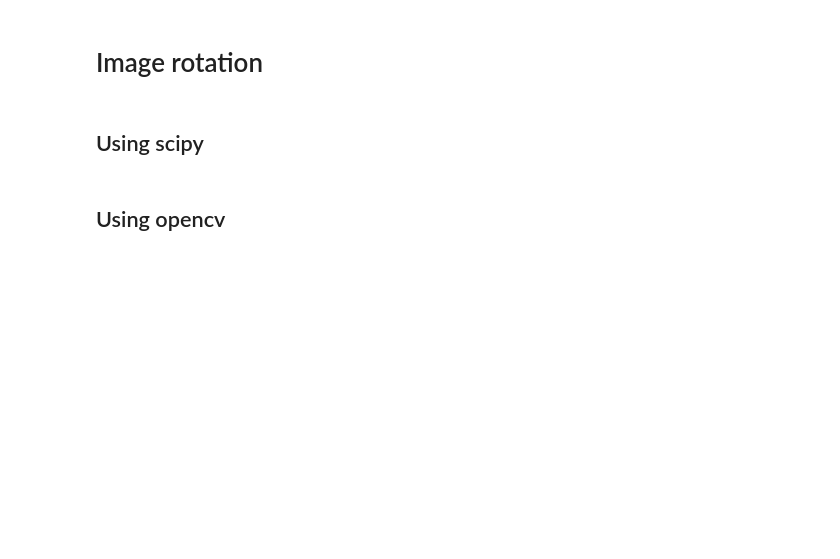
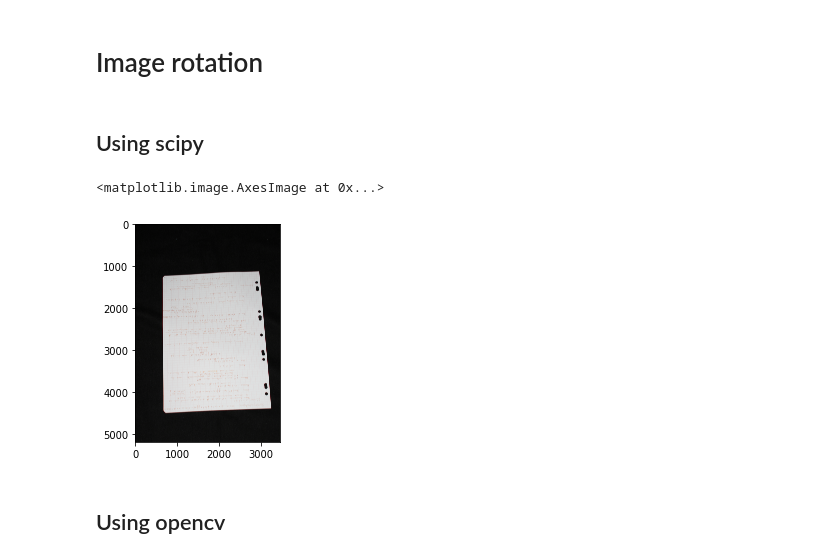
Before and after one commit to SylvainRoy/bscan, a Jupyter notebook: notebook.ipynb, the cells around one changed output. Saved outputs shown, nothing was run; the diff lists cells and outputs as text; code cells hidden in the pictures; blank space fills up the shorter version.

```diff
--- a/notebook.ipynb
+++ b/notebook.ipynb
@@ -28,8 +28,11 @@ plt.imshow(img0)
 # %% [markdown]
 ## Using scipy
 # %%
-#img1 = ndimage.rotate(img0, -90)
-#plt.imshow(img1)
+img1 = ndimage.rotate(img0, -90)
+plt.imshow(img1)
+# %% [output]
+<matplotlib.image.AxesImage at 0x...>
+[figure, added]
 # %% [markdown]
 ## Using opencv
 # %%
```
Also changed, not shown: parts of 21 cells of this notebook, 3 other files.
